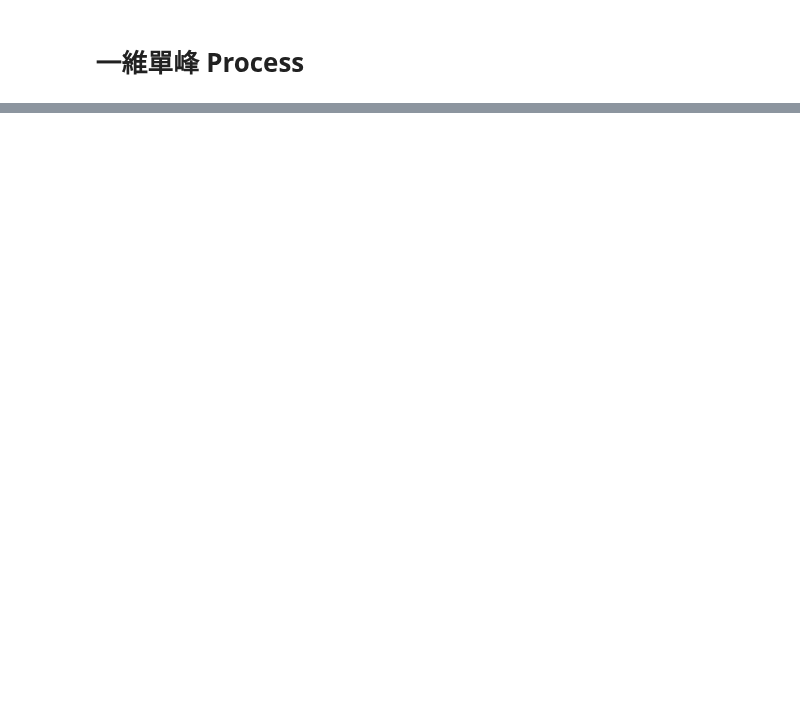
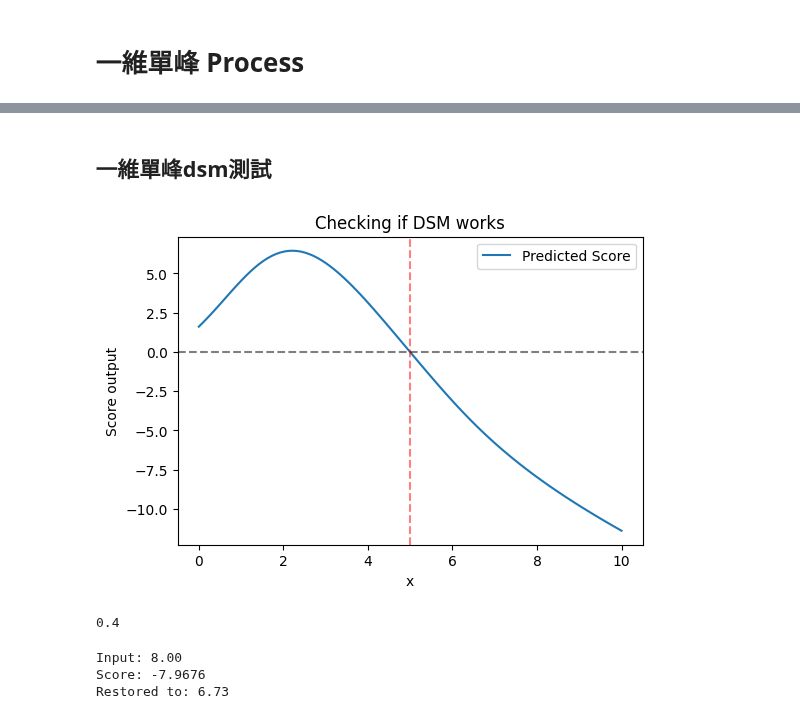
Before and after one commit to XuanWeiWang-999/2025Autumn_ML-project-DiffusionModel_02, a Jupyter notebook: 20251229_code/code-DSM 1D.ipynb, the cells around one changed output, grey strips where cells are left out. Drawn from its saved outputs; the diff is of its cells as text; code cells hidden in the pictures; blank space fills up the shorter version.

```diff
--- a/20251229_code/code-DSM 1D.ipynb
+++ b/20251229_code/code-DSM 1D.ipynb
@@ -644,0 +680,45 @@ plt.show()
+# %% [markdown]
+## 一維單峰dsm測試
+# %%
+# 建立一個測試區間，例如 0 到 10
+x_grid = torch.linspace(0, 10, 100).view(-1, 1).to(device)
+
+# 丟進模型算 Score
+with torch.no_grad():
+    predicted_score = model(x_grid).cpu().numpy()
+
+# 畫圖
+plt.figure(figsize=(6, 4))
+plt.plot(x_grid.cpu().numpy(), predicted_score, label="Predicted Score")
+plt.axhline(0, color='k', linestyle='--', alpha=0.5) # 0 軸
+plt.axvline(5, color='r', linestyle='--', alpha=0.5) # 正確中心 mu=5
+plt.xlabel("x")
+plt.ylabel("Score output")
+plt.title("Checking if DSM works")
+plt.legend()
+plt.show()
+# %% [output]
+[figure, added]
+# %%
+print(sigma_dsm)
+# %% [output]
+0.4
+# %%
+# 1. 隨機拿一個含噪樣本 (例如 x=8，離中心很遠)
+x_test = torch.tensor([[8.0]]).to(device)
+
+# 2. 讓模型預測 Score
+with torch.no_grad():
+    score = model(x_test)
+
+# 3. 試算 Tweedie 去噪 (假設 sigma=1.0)
+sigma_val = sigma_dsm # 假設訓練時用這個
+x_restored = x_test + (sigma_val**2) * score
+
+print(f"Input: {x_test.item():.2f}")
+print(f"Score: {score.item():.4f}")
+print(f"Restored to: {x_restored.item():.2f}")
+# %% [output]
+Input: 8.00
+Score: -7.9676
+Restored to: 6.73
```
Also changed, not shown: parts of 5 cells of this notebook.
